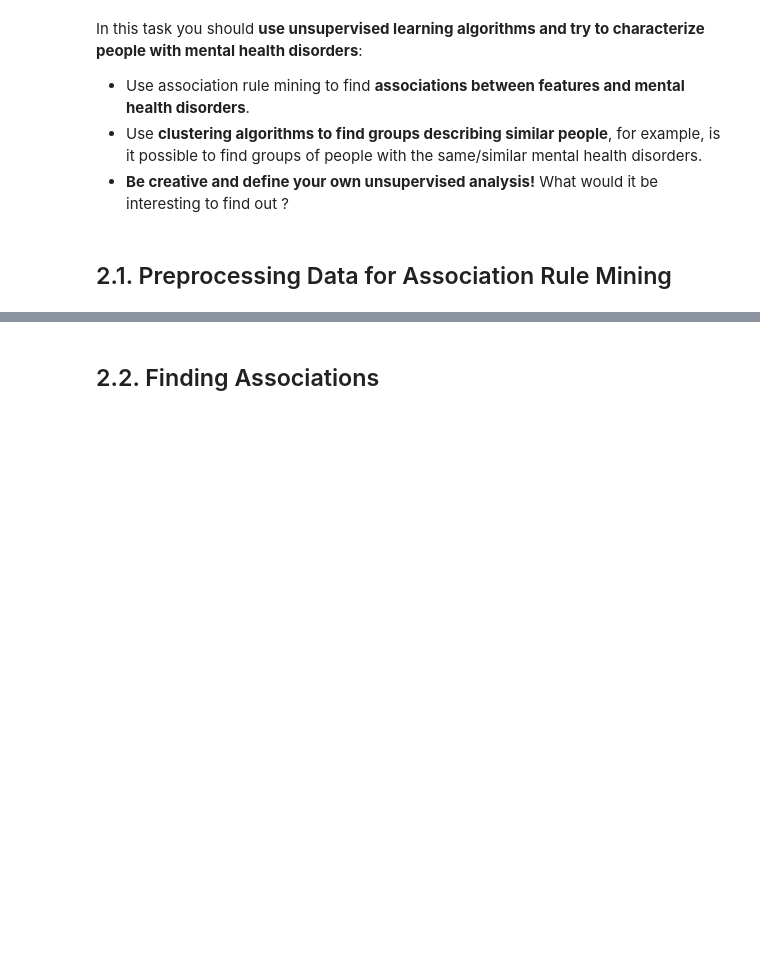
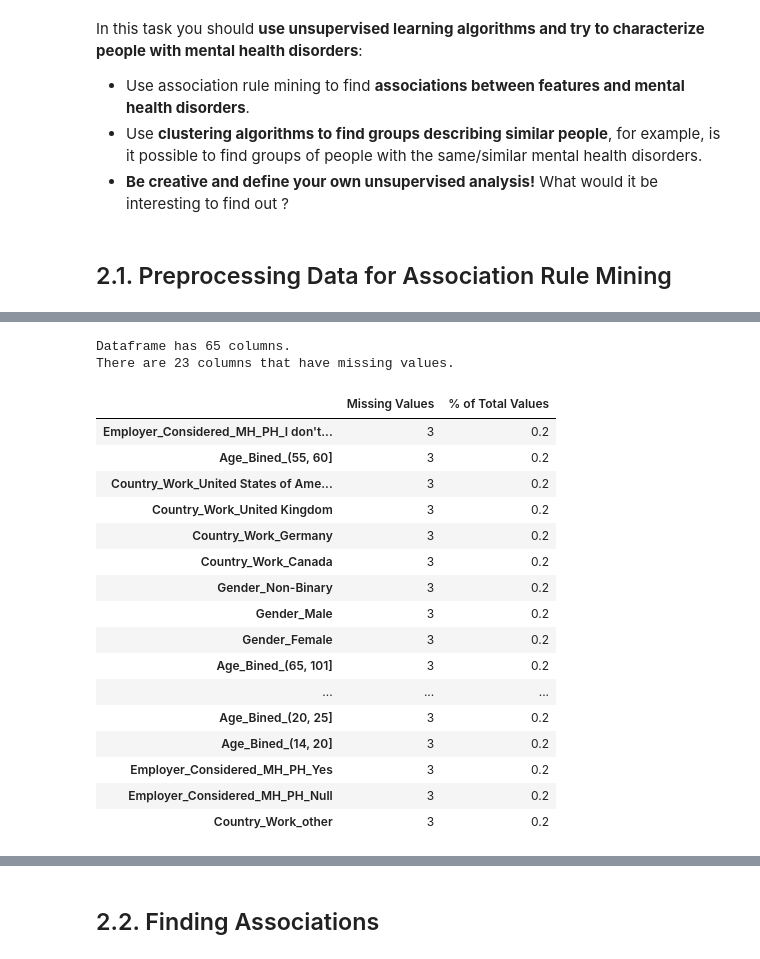
Before and after one commit to flaviacmr/Aprendizagem_Automatica, a Jupyter notebook: AA_201819_Project/AA_201819_Project/AA_201819_Project_FR2.ipynb, the cells around one changed output, grey strips where cells are left out. Saved outputs shown, nothing was run; the diff lists cells and outputs as text; code cells hidden in the pictures; blank space fills up the shorter version.

Commit message:
update_rules

```diff
--- a/AA_201819_Project/AA_201819_Project/AA_201819_Project_FR2.ipynb
+++ b/AA_201819_Project/AA_201819_Project/AA_201819_Project_FR2.ipynb
@@ -989,0 +895,8 @@ print frequent_itemsets
+# %%
+df_medical_out = df_mh['MH_Diagnosed_MedicalProf'].replace(['Yes','No'],['0','1'],inplace=True)
+# %%
+df_to_rule_BIN = pd.get_dummies(df_to_rule)
+# %%
+df_medical = pd.concat([df_mh_conditions_MedicalProf_binarized,df_mh_conditions_MH_Present_Conditions_binarized,df_mh_conditions_MH_Maybe_Present_Conditions_binarized], axis=1)
+# %%
+df_to_ssoc = pd.concat([df_to_rule_BIN,df_medical,df_medical_out], axis=1)
@@ -989,0 +912,22 @@ print frequent_itemsets
+# %%
+missing_values_table(df_to_ssoc)
+# %% [output]
+Dataframe has 65 columns.
+There are 23 columns that have missing values.
+|  | Missing Values | % of Total Values |
+| Employer_Considered_MH_PH_I don't... | 3 | 0.2 |
+| Age_Bined_(55, 60] | 3 | 0.2 |
+| Country_Work_United States of Ame... | 3 | 0.2 |
+| Country_Work_United Kingdom | 3 | 0.2 |
+| Country_Work_Germany | 3 | 0.2 |
+| Country_Work_Canada | 3 | 0.2 |
+| Gender_Non-Binary | 3 | 0.2 |
+| Gender_Male | 3 | 0.2 |
+| Gender_Female | 3 | 0.2 |
+| Age_Bined_(65, 101] | 3 | 0.2 |
+| ... | ... | ... |
+| Age_Bined_(20, 25] | 3 | 0.2 |
+| Age_Bined_(14, 20] | 3 | 0.2 |
+| Employer_Considered_MH_PH_Yes | 3 | 0.2 |
+| Employer_Considered_MH_PH_Null | 3 | 0.2 |
+| Country_Work_other | 3 | 0.2 |
```
Also changed, not shown: parts of 30 cells of this notebook, 1 other file.
